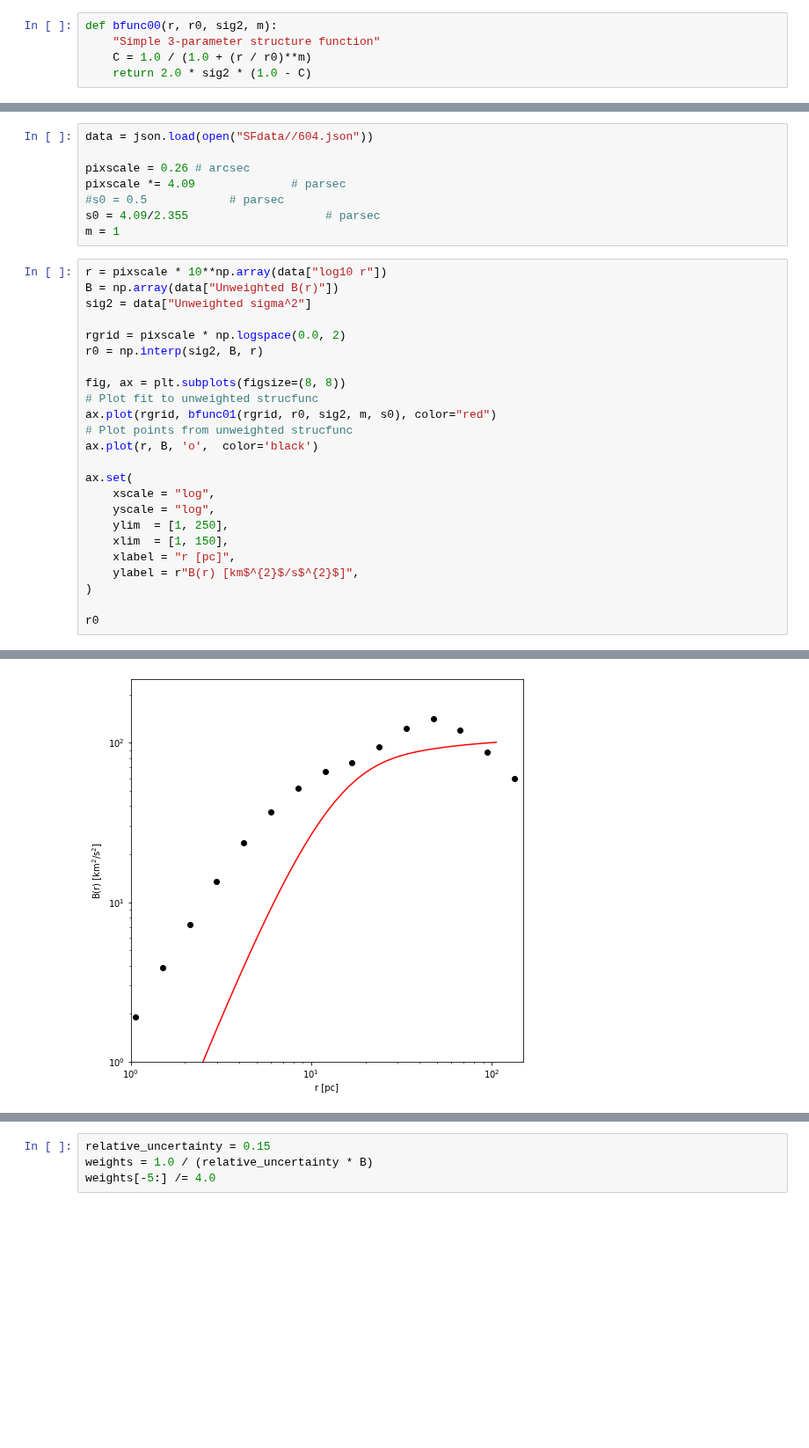
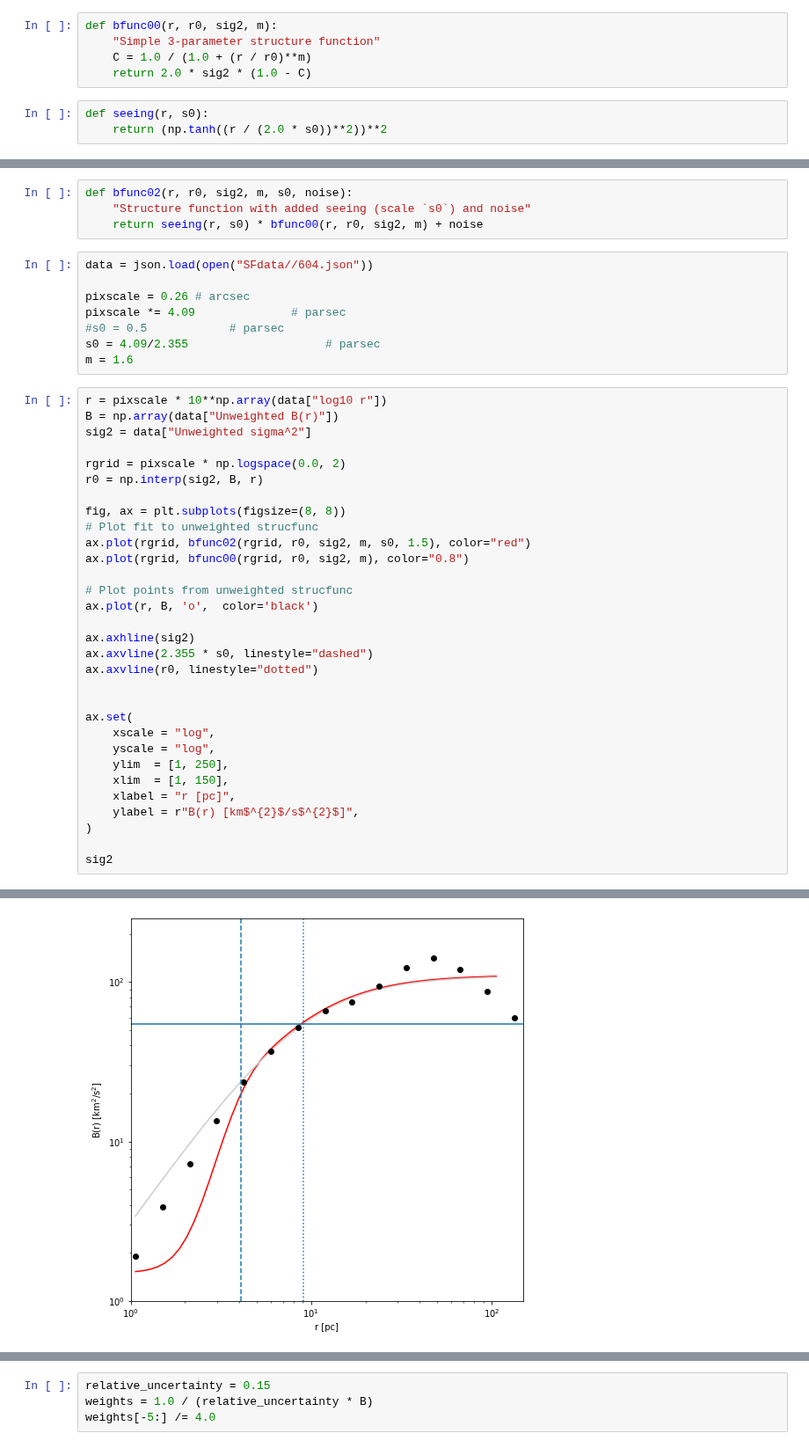
Before and after one commit to will-henney/JavGVastro-PhD, a Jupyter notebook: 604CI2.ipynb, the cells around one changed output, grey strips where cells are left out. Shown at 88% size. Saved outputs shown, nothing was run; the diff lists cells and outputs as text; blank space fills up the shorter version.

Commit message:
Add noise to the structure function

```diff
--- a/604CI2.ipynb
+++ b/604CI2.ipynb
@@ -24,6 +24,9 @@ def bfunc00(r, r0, sig2, m):
     "Simple 3-parameter structure function"
     C = 1.0 / (1.0 + (r / r0)**m)
     return 2.0 * sig2 * (1.0 - C)
+# %%
+def seeing(r, s0):
+    return (np.tanh((r / (2.0 * s0))**2))**2
 # %%
 def bfunc01(r, r0, sig2, m, s0):
     "Structure function with added seeing (scale `s0`)"
@@ -32,3 +36,7 @@ def bfunc01(r, r0, sig2, m, s0):
+# %%
+def bfunc02(r, r0, sig2, m, s0, noise):
+    "Structure function with added seeing (scale `s0`) and noise"
+    return seeing(r, s0) * bfunc00(r, r0, sig2, m) + noise
 # %%
 data = json.load(open("SFdata//604.json"))
 
@@ -36,7 +44,7 @@ pixscale = 0.26 # arcsec
 pixscale *= 4.09              # parsec
 #s0 = 0.5            # parsec
 s0 = 4.09/2.355                    # parsec
-m = 1
+m = 1.6
 # %%
 r = pixscale * 10**np.array(data["log10 r"])
 B = np.array(data["Unweighted B(r)"])
@@ -47,9 +55,16 @@ r0 = np.interp(sig2, B, r)
 
 fig, ax = plt.subplots(figsize=(8, 8))
 # Plot fit to unweighted strucfunc
-ax.plot(rgrid, bfunc01(rgrid, r0, sig2, m, s0), color="red")
+ax.plot(rgrid, bfunc02(rgrid, r0, sig2, m, s0, 1.5), color="red")
+ax.plot(rgrid, bfunc00(rgrid, r0, sig2, m), color="0.8")
+
 # Plot points from unweighted strucfunc
 ax.plot(r, B, 'o',  color='black')
+
+ax.axhline(sig2)
+ax.axvline(2.355 * s0, linestyle="dashed")
+ax.axvline(r0, linestyle="dotted")
+
 
 ax.set(
     xscale = "log",
@@ -60,5 +75,5 @@ ax.set(
     ylabel = r"B(r) [km$^{2}$/s$^{2}$]",
 )
 
-r0
+sig2
 # %% [output]
@@ -66 +81 @@ r0
-[figure, old version]
+[figure, new version]
```
Also changed, not shown: parts of 28 cells of this notebook.
